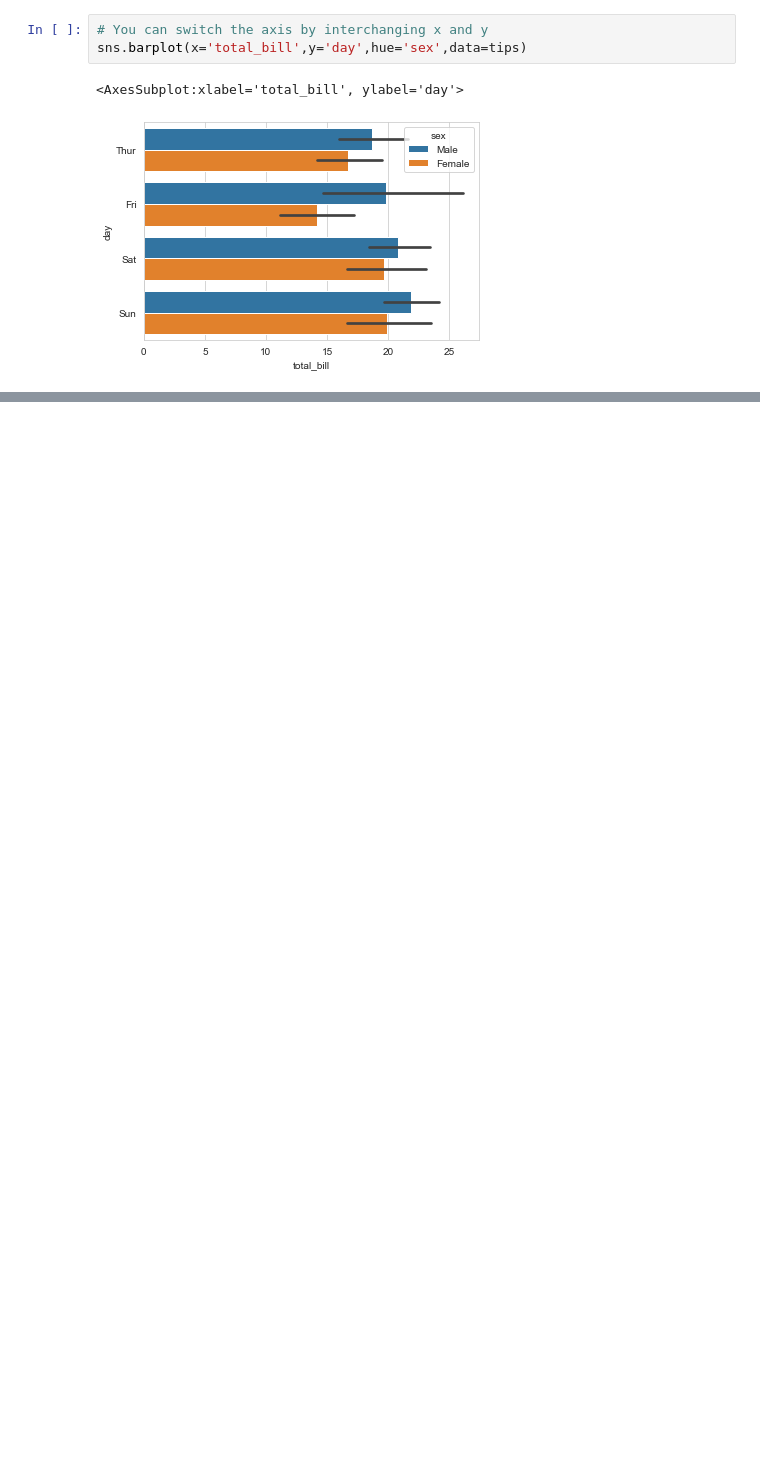
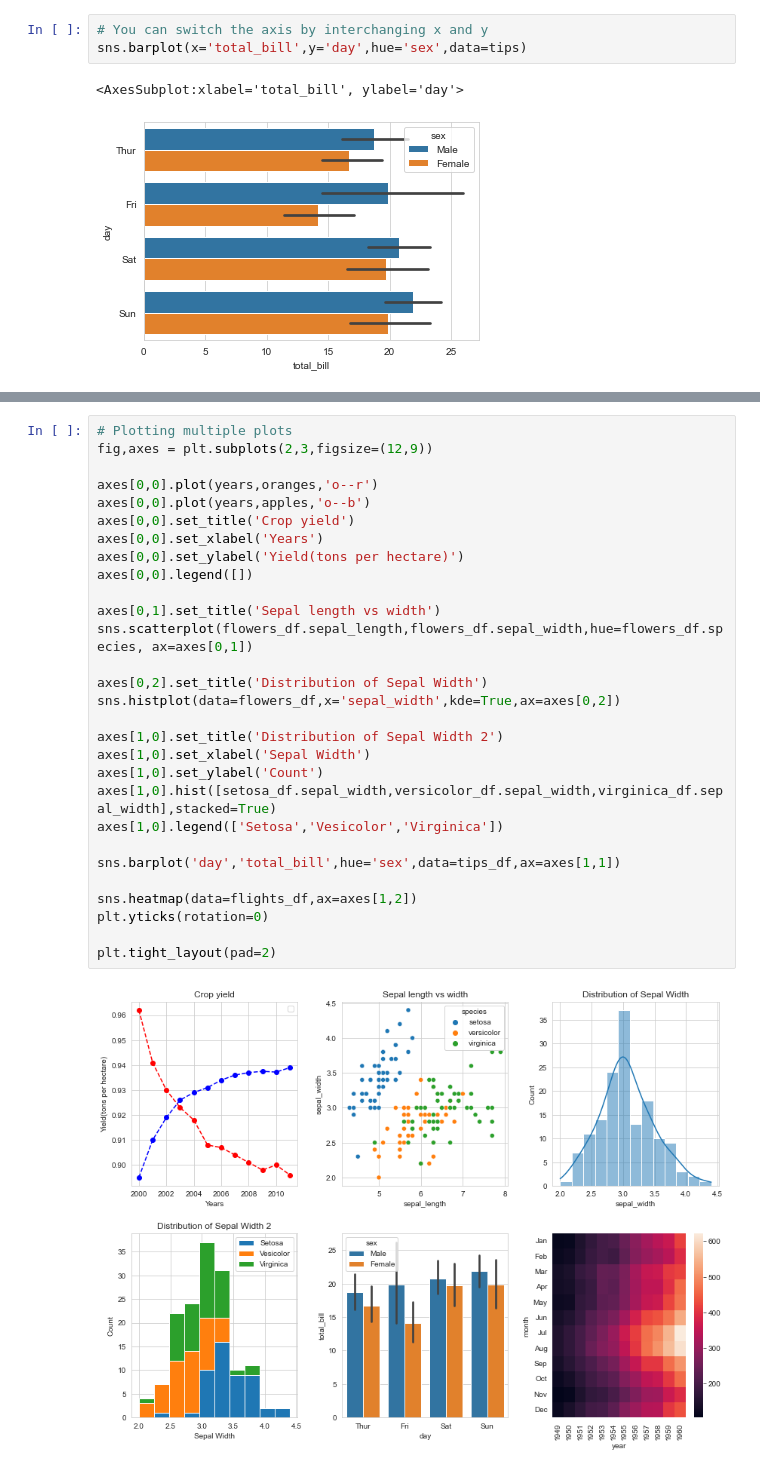
Before and after one commit to Walz194/jovian-data-viz, a Jupyter notebook: jovian_data_vis.ipynb, the cells around one changed output, grey strips where cells are left out. Saved outputs shown, nothing was run; the diff lists cells and outputs as text; blank space fills up the shorter version.

```diff
--- a/jovian_data_vis.ipynb
+++ b/jovian_data_vis.ipynb
@@ -250,0 +305,31 @@ sns.barplot(x='total_bill',y='day',hue='sex',data=tips)
+# %%
+# Plotting multiple plots
+fig,axes = plt.subplots(2,3,figsize=(12,9))
+
+axes[0,0].plot(years,oranges,'o--r')
+axes[0,0].plot(years,apples,'o--b')
+axes[0,0].set_title('Crop yield')
+axes[0,0].set_xlabel('Years')
+axes[0,0].set_ylabel('Yield(tons per hectare)')
+axes[0,0].legend([])
+
+axes[0,1].set_title('Sepal length vs width')
+sns.scatterplot(flowers_df.sepal_length,flowers_df.sepal_width,hue=flowers_df.species, ax=axes[0,1])
+
+axes[0,2].set_title('Distribution of Sepal Width')
+sns.histplot(data=flowers_df,x='sepal_width',kde=True,ax=axes[0,2])
+
+axes[1,0].set_title('Distribution of Sepal Width 2')
+axes[1,0].set_xlabel('Sepal Width')
+axes[1,0].set_ylabel('Count')
+axes[1,0].hist([setosa_df.sepal_width,versicolor_df.sepal_width,virginica_df.sepal_width],stacked=True)
+axes[1,0].legend(['Setosa','Vesicolor','Virginica'])
+
+sns.barplot('day','total_bill',hue='sex',data=tips_df,ax=axes[1,1])
+
+sns.heatmap(data=flights_df,ax=axes[1,2])
+plt.yticks(rotation=0)
+
+plt.tight_layout(pad=2)
+# %% [output]
+[figure, added]
```
Also changed, not shown: parts of 9 cells of this notebook.
